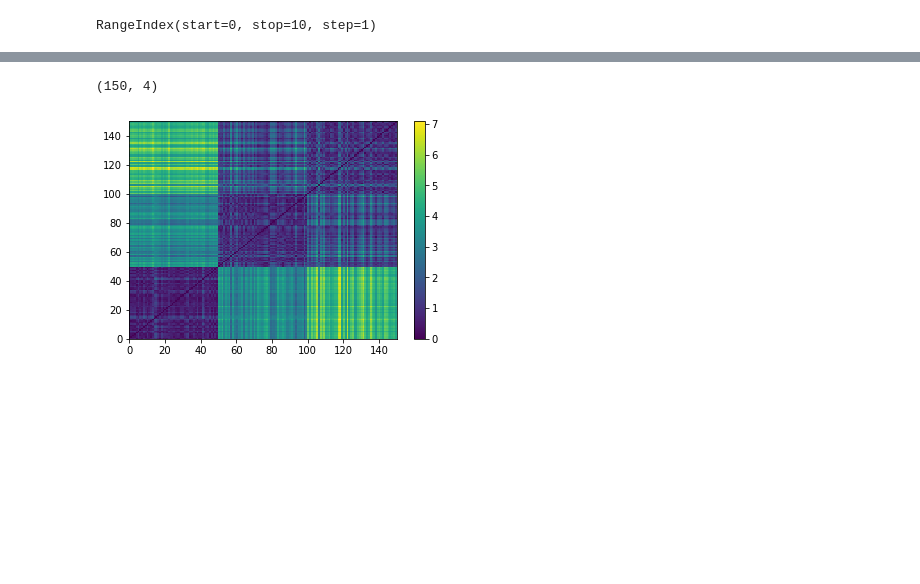
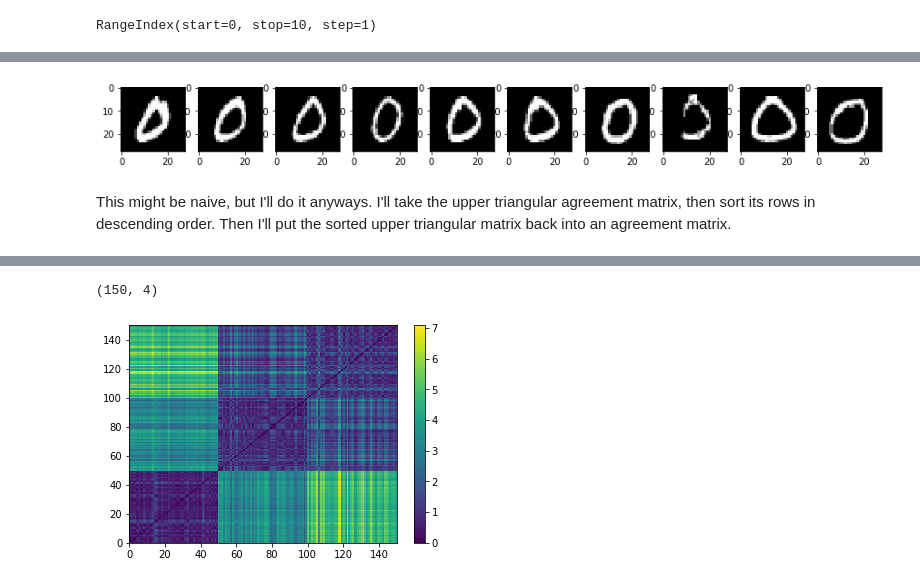
Before and after one commit to uniformlyMatt/PhD-code, a Jupyter notebook: In-class agreement.ipynb, the cells around one changed output, grey strips where cells are left out. Drawn from its saved outputs; the diff is of its cells as text; code cells hidden in the pictures; blank space fills up the shorter version.

```diff
--- a/In-class agreement.ipynb
+++ b/In-class agreement.ipynb
@@ -350,0 +365,11 @@ ValueError: Shape of passed values is (10, 1), indices imply (10, 10)
+# %%
+fig, ax = plt.subplots(1,10,figsize=(15,4))
+
+order = [0,4,2,5,9,7,1,6,3,8]
+
+for i in range(10):
+    ax[i].imshow(sample0[order[i]], cmap = 'gray');
+# %% [output]
+[figure, added]
+# %% [markdown]
+This might be naive, but I'll do it anyways. I'll take the upper triangular agreement matrix, then sort its rows in descending order. Then I'll put the sorted upper triangular matrix back into an agreement matrix.
```
Also changed, not shown: parts of 33 cells of this notebook, 2 other files.
